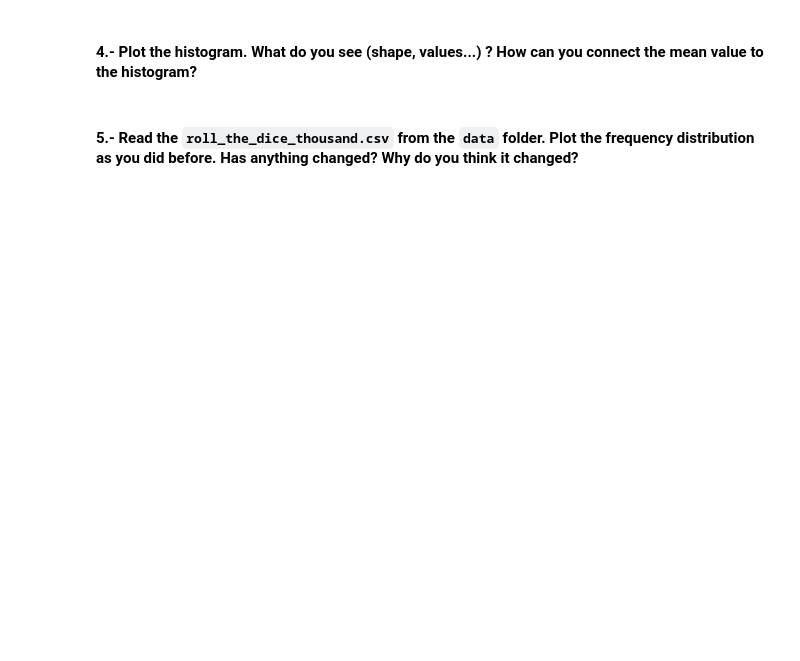
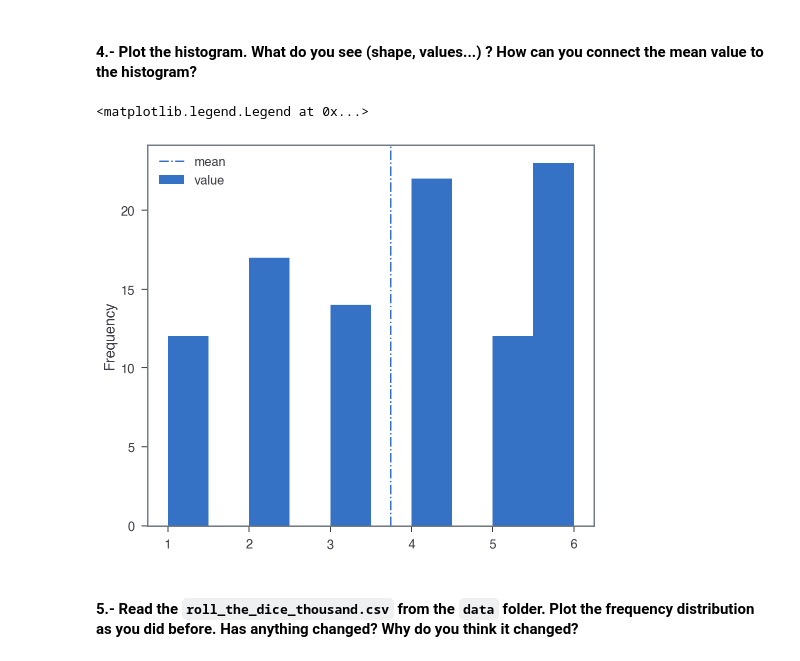
Before and after one commit to ta-data-lis/lab-understanding-descriptive-stats, a Jupyter notebook: your-code/main.ipynb, the cells around one changed output. Cells and saved outputs as stored; diff of their text form; code cells hidden in the pictures; blank space fills up the shorter version.

```diff
--- a/your-code/main.ipynb
+++ b/your-code/main.ipynb
@@ -79,0 +83,6 @@ Now, using the dice results obtained in *challenge 1*, your are going to define
+# %%
+# your code here
+def my_mean(series):
+    return sum(series) / len(series)
+
+my_mean(db['Rolls'])
@@ -118,0 +213,13 @@ your comments here
+# %%
+# Was I not supposed to have used the histogram earlier?
+
+# If I just say 'mean' without defining it before it still gives me a line but at like value 2?
+mean = my_mean(dice['value']) # using my handy dandy little function that will never
+# see the light of day again outside this lab
+
+dice['value'].plot(kind = 'hist'); # doing same old hist as before
+plt.axvline(mean, label = 'mean', linestyle = 'dashdot') # I connected it like this, by adding the line
+plt.legend()
+# %% [output]
+<matplotlib.legend.Legend at 0x...>
+[figure, added]
```
Also changed, not shown: parts of 56 cells of this notebook.
